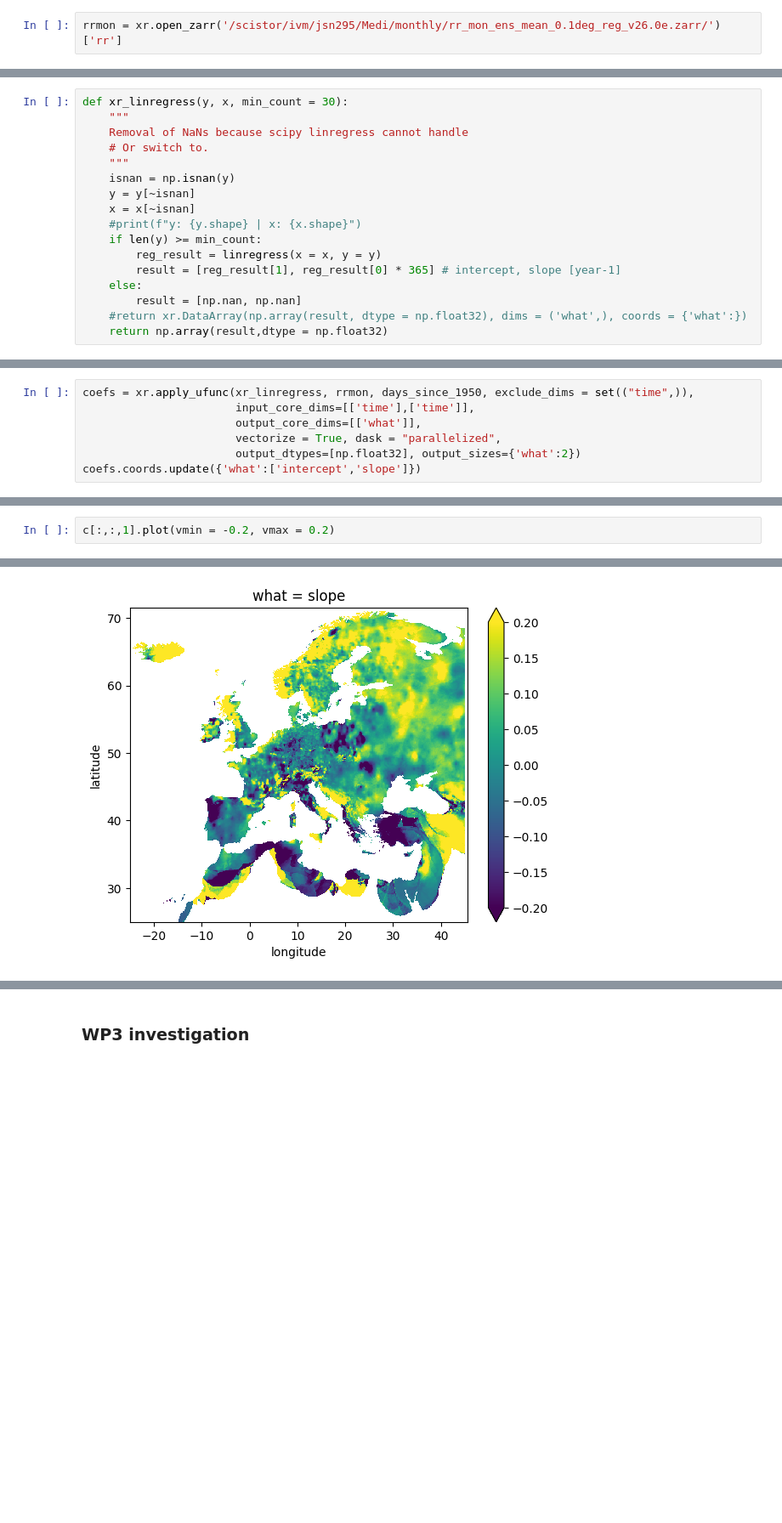
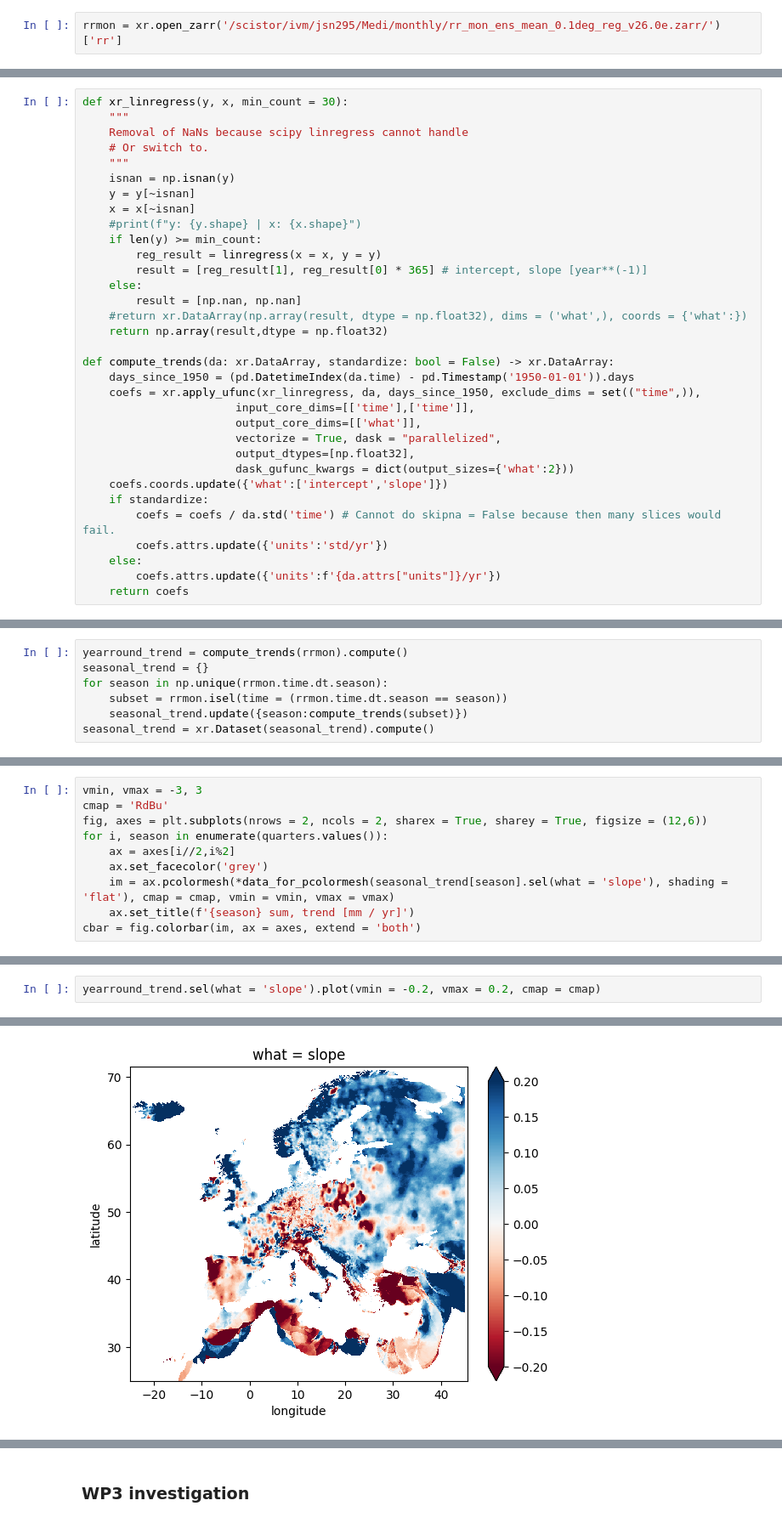
Before and after one commit to chiemvs/Medley, a Jupyter notebook: notebooks/Spatial_exploration.ipynb, the cells around one changed output, grey strips where cells are left out. Shown at 85% size. Drawn from its saved outputs; the diff is of its cells as text; blank space fills up the shorter version.

```diff
--- a/notebooks/Spatial_exploration.ipynb
+++ b/notebooks/Spatial_exploration.ipynb
@@ -39,8 +42,24 @@ def xr_linregress(y, x, min_count = 30):
     #print(f"y: {y.shape} | x: {x.shape}")
     if len(y) >= min_count:
         reg_result = linregress(x = x, y = y)
-        result = [reg_result[1], reg_result[0] * 365] # intercept, slope [year-1]
+        result = [reg_result[1], reg_result[0] * 365] # intercept, slope [year**(-1)]
     else:
         result = [np.nan, np.nan]
     #return xr.DataArray(np.array(result, dtype = np.float32), dims = ('what',), coords = {'what':})
     return np.array(result,dtype = np.float32)
+
+def compute_trends(da: xr.DataArray, standardize: bool = False) -> xr.DataArray:
+    days_since_1950 = (pd.DatetimeIndex(da.time) - pd.Timestamp('1950-01-01')).days
+    coefs = xr.apply_ufunc(xr_linregress, da, days_since_1950, exclude_dims = set(("time",)),
+                       input_core_dims=[['time'],['time']],
+                       output_core_dims=[['what']],
+                       vectorize = True, dask = "parallelized",
+                       output_dtypes=[np.float32],
+                       dask_gufunc_kwargs = dict(output_sizes={'what':2}))
+    coefs.coords.update({'what':['intercept','slope']})
+    if standardize:
+        coefs = coefs / da.std('time') # Cannot do skipna = False because then many slices would fail.
+        coefs.attrs.update({'units':'std/yr'})
+    else:
+        coefs.attrs.update({'units':f'{da.attrs["units"]}/yr'})
+    return coefs
@@ -52,7 +68,7 @@ IndexError: 2-dimensional boolean indexing is not supported.
 # %%
-coefs = xr.apply_ufunc(xr_linregress, rrmon, days_since_1950, exclude_dims = set(("time",)),
-                       input_core_dims=[['time'],['time']],
-                       output_core_dims=[['what']],
-                       vectorize = True, dask = "parallelized",
-                       output_dtypes=[np.float32], output_sizes={'what':2})
-coefs.coords.update({'what':['intercept','slope']})
+yearround_trend = compute_trends(rrmon).compute()
+seasonal_trend = {}
+for season in np.unique(rrmon.time.dt.season):
+    subset = rrmon.isel(time = (rrmon.time.dt.season == season))
+    seasonal_trend.update({season:compute_trends(subset)})
+seasonal_trend = xr.Dataset(seasonal_trend).compute()
@@ -60,0 +96,10 @@ c = coefs.compute()
+# %%
+vmin, vmax = -3, 3
+cmap = 'RdBu'
+fig, axes = plt.subplots(nrows = 2, ncols = 2, sharex = True, sharey = True, figsize = (12,6))
+for i, season in enumerate(quarters.values()):
+    ax = axes[i//2,i%2]
+    ax.set_facecolor('grey')
+    im = ax.pcolormesh(*data_for_pcolormesh(seasonal_trend[season].sel(what = 'slope'), shading = 'flat'), cmap = cmap, vmin = vmin, vmax = vmax)
+    ax.set_title(f'{season} sum, trend [mm / yr]')
+cbar = fig.colorbar(im, ax = axes, extend = 'both')
@@ -61,6 +139,6 @@ c = coefs.compute()
 # %%
-c[:,:,1].plot(vmin = -0.2, vmax = 0.2)
+yearround_trend.sel(what = 'slope').plot(vmin = -0.2, vmax = 0.2, cmap = cmap)
 # %% [output]
 <matplotlib.collections.QuadMesh at 0x...>
-[figure, old version]
+[figure, new version]
 # %%
```
Also changed, not shown: parts of 22 cells of this notebook, 2 other files.
